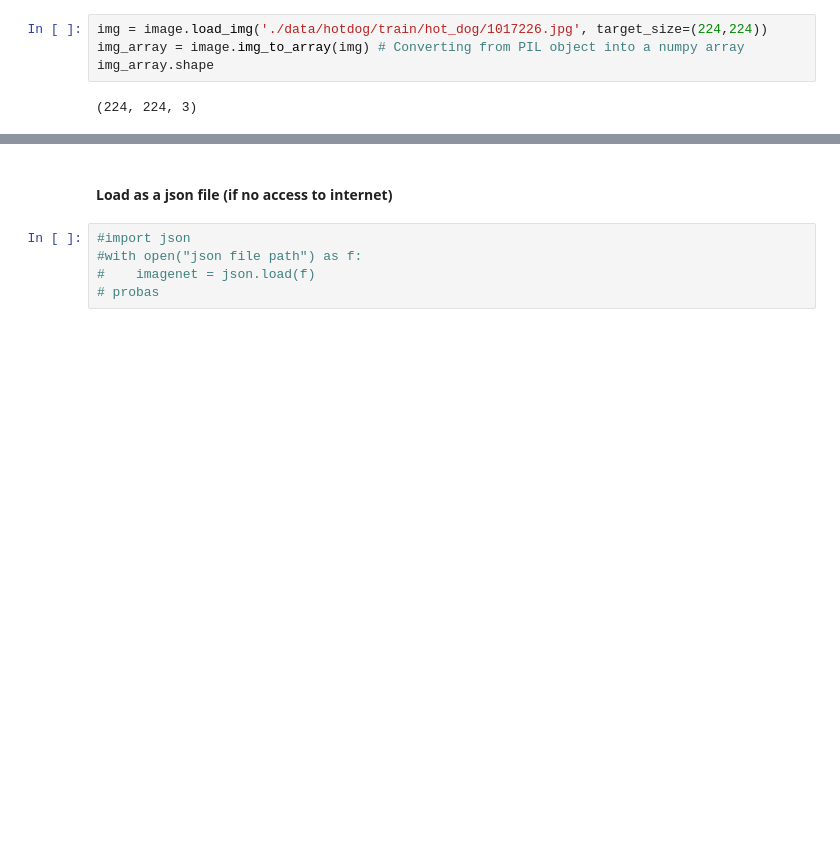
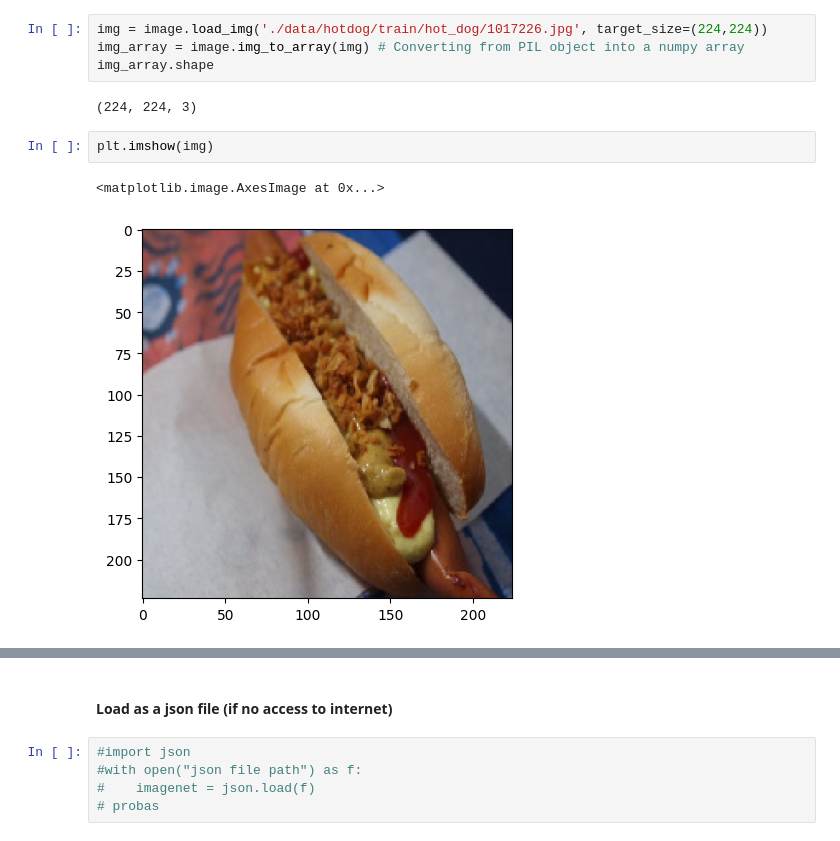
Before and after one commit to pablomdata/intro-ml-ai, a Jupyter notebook: 7-Neural-Networks/NN for Object Classification- Transfer Learning.ipynb, the cells around one changed output, grey strips where cells are left out. Saved outputs shown, nothing was run; the diff lists cells and outputs as text; blank space fills up the shorter version.

```diff
--- a/7-Neural-Networks/NN for Object Classification- Transfer Learning.ipynb
+++ b/7-Neural-Networks/NN for Object Classification- Transfer Learning.ipynb
@@ -24,6 +18,11 @@ img_array = image.img_to_array(img) # Converting from PIL object into a numpy ar
 img_array.shape
 # %% [output]
 (224, 224, 3)
+# %%
+plt.imshow(img)
+# %% [output]
+<matplotlib.image.AxesImage at 0x...>
+[figure, added]
 # %%
 probas = model.predict(img_array.reshape(1, 224,224,3))
 # %% [output]
```
Also changed, not shown: parts of 10 cells of this notebook, 8 other files.
